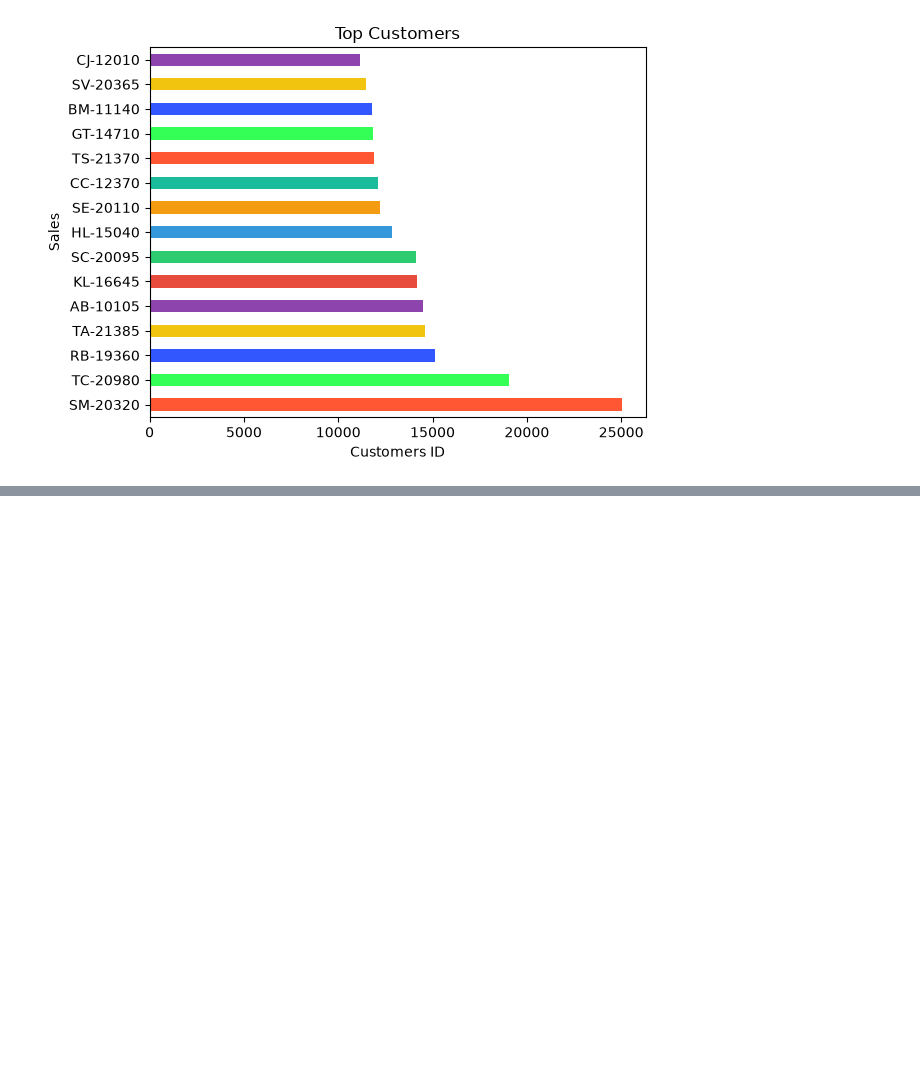
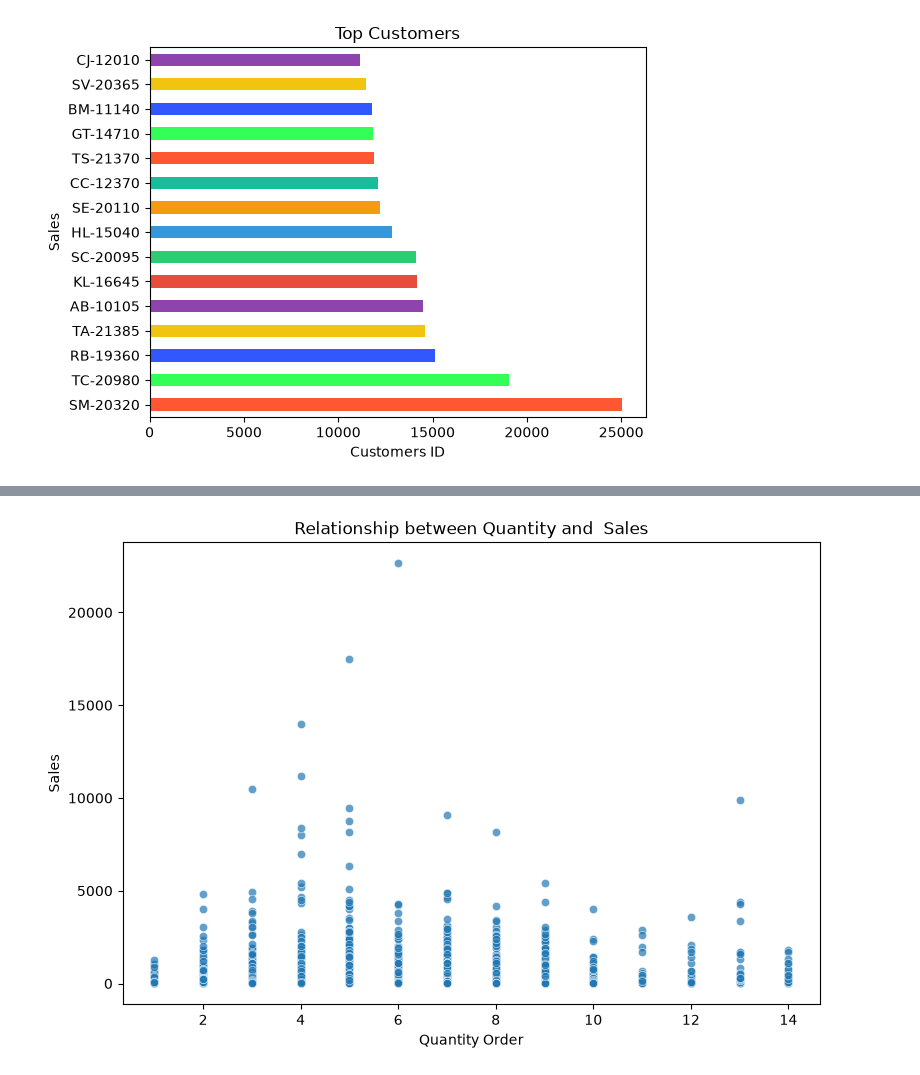
Before and after one commit to Fatima-Arain206/SOFTGROWTECH_INTERNSHIP_FINAL_PROJECT, a Jupyter notebook: Bussiness_DataAnalysisProject/Bussiness_Analysis.ipynb, the cells around one changed output, grey strips where cells are left out. Drawn from its saved outputs; the diff is of its cells as text; code cells hidden in the pictures; blank space fills up the shorter version.

```diff
--- a/Bussiness_DataAnalysisProject/Bussiness_Analysis.ipynb
+++ b/Bussiness_DataAnalysisProject/Bussiness_Analysis.ipynb
@@ -544,0 +580,9 @@ plt.show()
+# %%
+plt.figure(figsize=(9,6))
+sb.scatterplot(data = df, x='Quantity', y='Sales',alpha=0.7)
+plt.title('Relationship between Quantity and  Sales')
+plt.ylabel('Sales')
+plt.xlabel('Quantity Order')
+plt.show()
+# %% [output]
+[figure, added]
```
Also changed, not shown: parts of 6 cells of this notebook.
